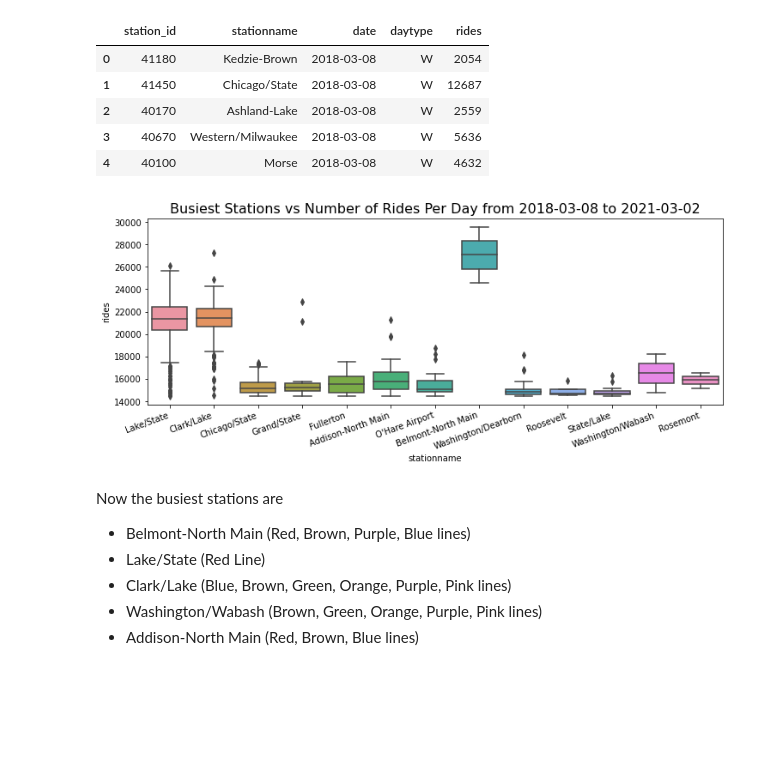
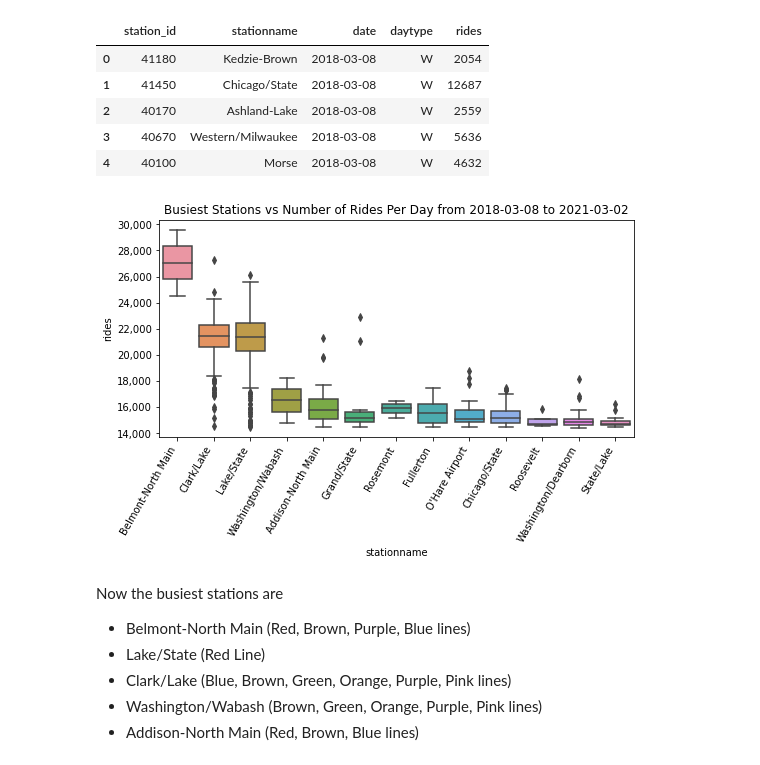
Before and after one commit to amandakhoo/data4all-team6, a Jupyter notebook: Chicago Subway Dataset EDA.ipynb, the cells around one changed output. Cells and saved outputs as stored; diff of their text form; code cells hidden in the pictures; blank space fills up the shorter version.

Commit message:
updated station eda figures for slides, datafolio

```diff
--- a/Chicago Subway Dataset EDA.ipynb
+++ b/Chicago Subway Dataset EDA.ipynb
@@ -62,15 +70,17 @@ subway_df.head()
 # %%
 # L train stations with the most rides per day
 # 99th percentile chosen to keep plot from being too crowded
-fig, ax = plt.subplots(figsize=(12,4))
+fig, ax = plt.subplots(figsize=(8.5,4))
 busiest_subway_df = subway_df[subway_df['rides'] > subway_df['rides'].quantile(0.99)]
 
-sns.boxplot(x='stationname', y='rides', data=busiest_subway_df, ax=ax)
+rank1 = busiest_subway_df.groupby('stationname')['rides'].mean().sort_values()[::-1].index
+sns.boxplot(x='stationname', y='rides', data=busiest_subway_df, ax=ax, order=rank1)
 plt.title(f"Busiest Stations vs Number of Rides Per Day from {start_time.split('T')[0]} to {end_time.split('T')[0]}",
-         fontsize=16)
-plt.xticks(rotation=20, ha='right');
+         fontsize=12)
+plt.xticks(rotation=60, ha='right');
+ax.yaxis.set_major_formatter(mpl.ticker.StrMethodFormatter('{x:,.0f}'))
 # %% [output]
-[figure, old version]
+[figure, new version]
 # %% [markdown]
 Now the busiest stations are
 * Belmont-North Main (Red, Brown, Purple, Blue lines)
```
Also changed, not shown: parts of 2 cells of this notebook.
